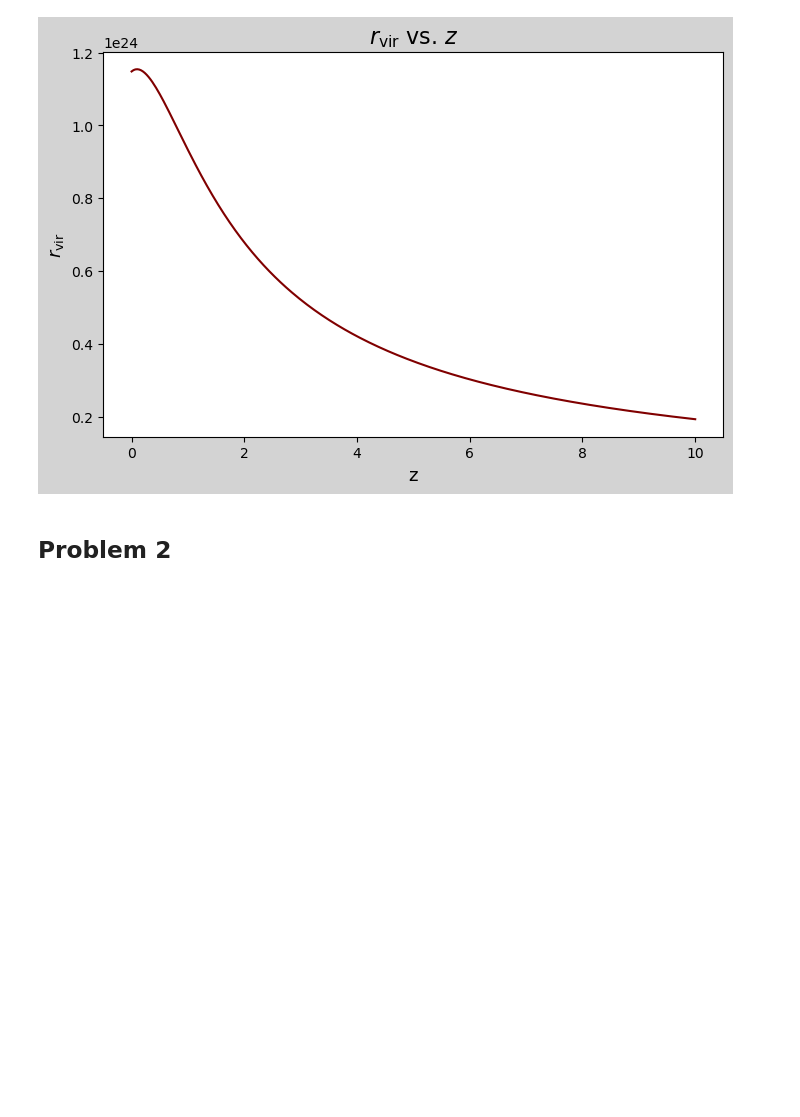
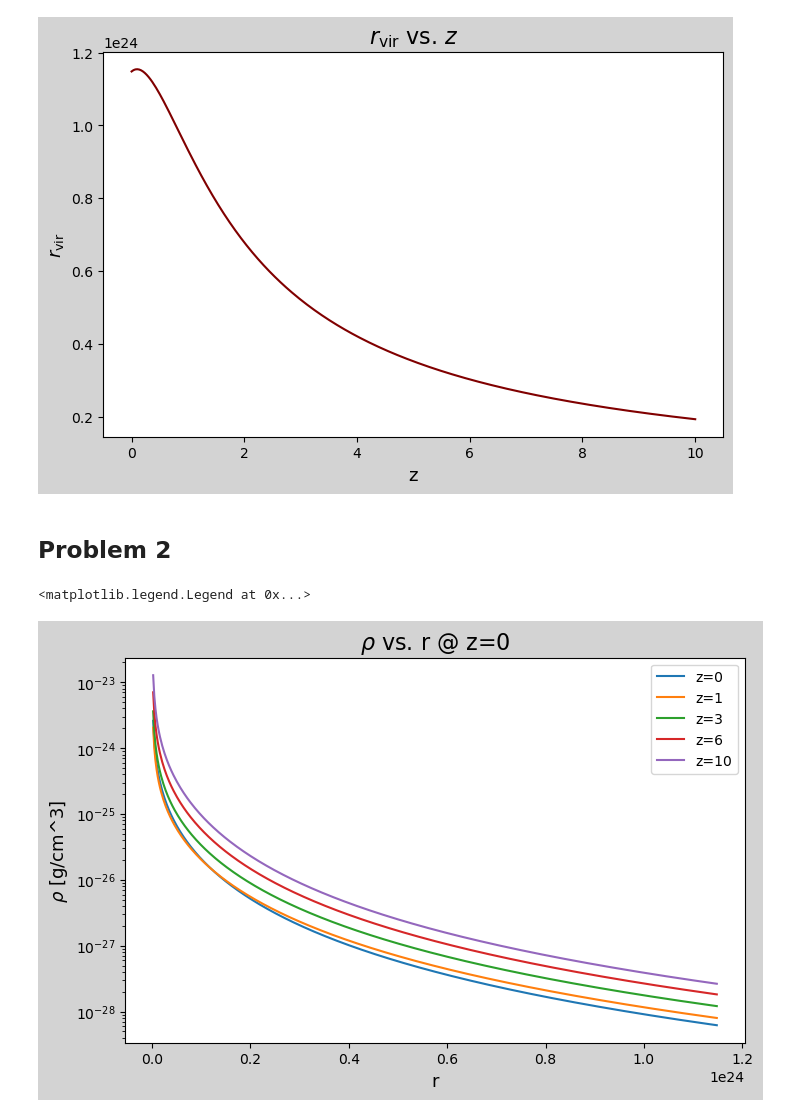
Before and after one commit to AutumnPearce/galaxies2025, a Jupyter notebook: hw3.ipynb, the cells around one changed output. Saved outputs shown, nothing was run; the diff lists cells and outputs as text; code cells hidden in the pictures; blank space fills up the shorter version.

```diff
--- a/hw3.ipynb
+++ b/hw3.ipynb
@@ -65,0 +70,25 @@ z       r_vir
+# %%
+def rho(r, z=0, M=M):
+    c_vir = concentration.concentration(M=M/1.989e33, z=z, mdef="vir", model="duffy08")
+    denom = 4 * np.pi * (r_vir(M,z)/c_vir)**3 * (np.log(1+c_vir) - c_vir/(1+c_vir))
+    denom *= (c_vir/r_vir(M,z)) * r * (1+(c_vir/r_vir(M,z))*r)**2
+
+    return M / denom
+# %%
+fig,ax = plt.subplots(1, figsize=(8,5))
+fig.set_facecolor('lightgray')
+ax.set_title(r"$\rho$ vs. r @ z=0", fontsize=16)
+ax.set_xlabel('r', fontsize=13)
+ax.set_ylabel(r"$\rho$ [g/cm^3]", fontsize=13)
+ax.set_yscale('log')
+
+rs = np.linspace(0, r_vir(M,0), 500)
+
+for z in notable_zs:
+    rhos = rho(rs, z=z)
+    ax.plot(rs, rhos, label=f"z={z}")
+
+ax.legend()
+# %% [output]
+<matplotlib.legend.Legend at 0x...>
+[figure, added]
```
Also changed, not shown: parts of 1 cell of this notebook.
